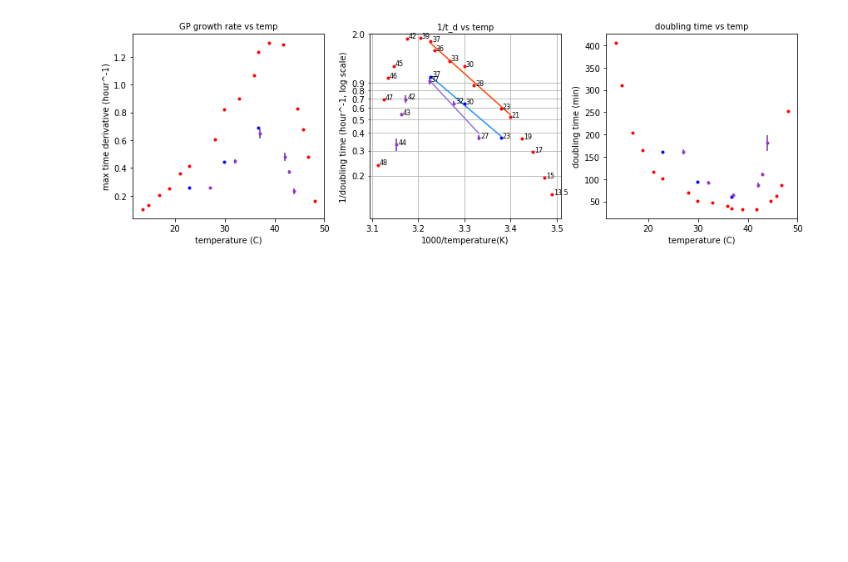
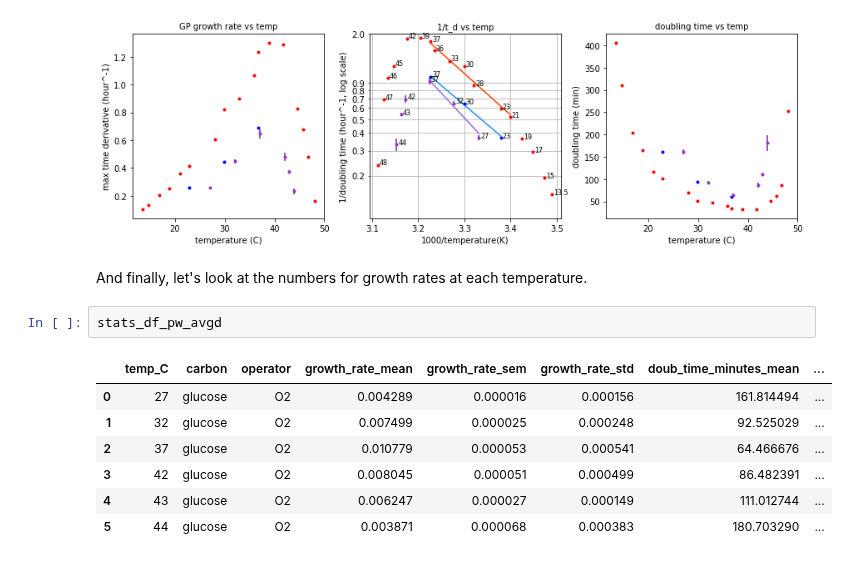
Before and after one commit to RPGroup-PBoC/mwc_growth, a Jupyter notebook: code/analysis/Temperature_Dependence_Growth_Analysis.ipynb, the cells around one changed output. Drawn from its saved outputs; the diff is of its cells as text; blank space fills up the shorter version.

Commit message:
added ref table of doubling times for each temp

```diff
--- a/code/analysis/Temperature_Dependence_Growth_Analysis.ipynb
+++ b/code/analysis/Temperature_Dependence_Growth_Analysis.ipynb
@@ -402,3 +402,15 @@ Best fit line for the data is y = 1.82e+11 * exp(-8.06 x), which corresponds to
 Best fit line for the minimal glucose reference is y = 8.58e+08 * exp(-6.37 x), which corresponds to an Arrhenius energy of activation of 52.99kJ/mol or 12.67cal/mol.
 Best fit line for the rich glucose reference is y = 4.56e+09 * exp(-6.72 x), which corresponds to an Arrhenius energy of activation of 55.91kJ/mol or 13.36cal/mol.
 [figure]
+# %% [markdown]
+And finally, let's look at the numbers for growth rates at each temperature.
+# %%
+stats_df_pw_avgd
+# %% [output]
+|  | temp_C | carbon | operator | growth_rate_mean | growth_rate_sem | growth_rate_std | doub_time_minutes_mean | ... |
+| 0 | 27 | glucose | O2 | 0.004289 | 0.000016 | 0.000156 | 161.814494 | ... |
+| 1 | 32 | glucose | O2 | 0.007499 | 0.000025 | 0.000248 | 92.525029 | ... |
+| 2 | 37 | glucose | O2 | 0.010779 | 0.000053 | 0.000541 | 64.466676 | ... |
+| 3 | 42 | glucose | O2 | 0.008045 | 0.000051 | 0.000499 | 86.482391 | ... |
+| 4 | 43 | glucose | O2 | 0.006247 | 0.000027 | 0.000149 | 111.012744 | ... |
+| 5 | 44 | glucose | O2 | 0.003871 | 0.000068 | 0.000383 | 180.703290 | ... |
```
